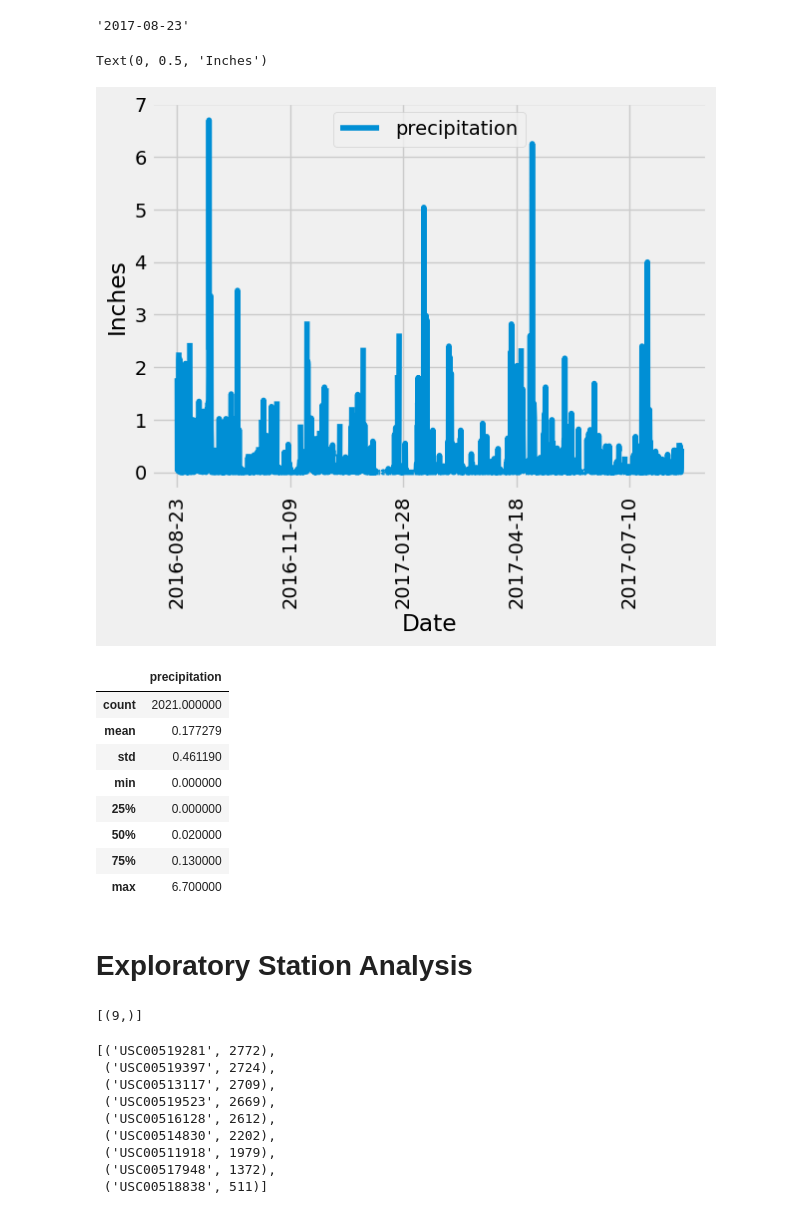
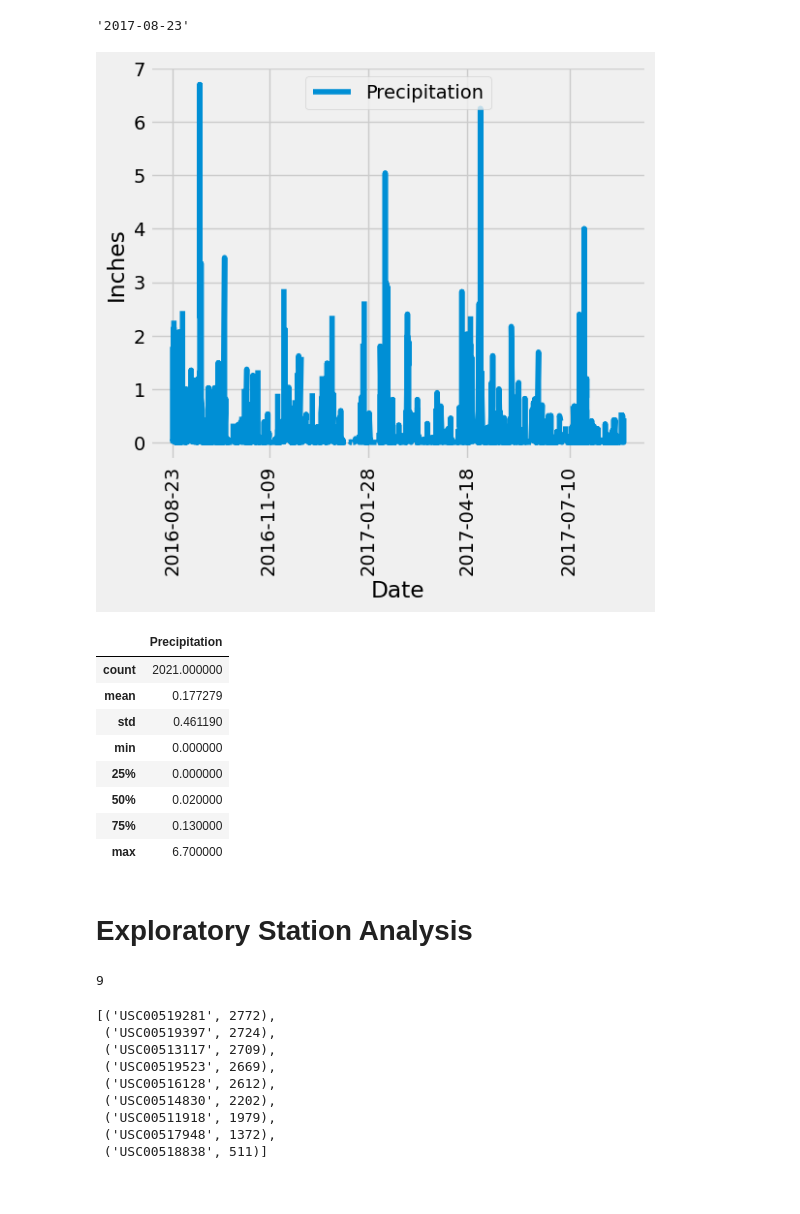
Before and after one commit to ryandenninger7/sqlalchemy-challenge, a Jupyter notebook: SurfsUp/climate.ipynb, the cells around one changed output. Cells and saved outputs as stored; diff of their text form; code cells hidden in the pictures.

```diff
--- a/SurfsUp/climate.ipynb
+++ b/SurfsUp/climate.ipynb
@@ -36,3 +36,6 @@ table_references = {}
 for table, table_class in classes.items():
     table_references[table] = table_class
 table_references
+
+measurement = classes['measurement']
+station = classes['station']
@@ -46,34 +46,46 @@ session = Session(engine)
 # Exploratory Precipitation Analysis
 # %%
 # Find the most recent date in the data set.
-most_recent_date = session.query(func.max(table_references['measurement'].date)).scalar()
+most_recent_date = session.query(func.max(measurement.date)).scalar()
 most_recent_date
 # %% [output]
 '2017-08-23'
 # %%
 # Design a query to retrieve the last 12 months of precipitation data and plot the results.
 # Starting from the most recent data point in the database.
-
+#most_recent_date
 # Calculate the date one year from the last date in data set.
-
-
+#one_year_from_last_date
+one_year_ago = pd.to_datetime(most_recent_date) - pd.DateOffset(years=1)
 # Perform a query to retrieve the data and precipitation scores
-
-
+precipitation_data = session.query(measurement.date, measurement.prcp).filter(measurement.date >= one_year_ago.strftime('%Y-%m-%d')).all()
 # Save the query results as a Pandas DataFrame. Explicitly set the column names
-
+column_names = ['Date', 'Precipitation']
+one_year_df = pd.DataFrame(precipitation_data, columns=column_names)
 
 # Sort the dataframe by date
-
+one_year_df.sort_values('Date', inplace=True)
 
 # Use Pandas Plotting with Matplotlib to plot the data
+plt.figure(figsize=(6,6))
+plt.plot(one_year_df['Date'], one_year_df['Precipitation'], label='Precipitation')
+plt.xlabel('Date')
+plt.ylabel('Inches')
+
+specific_dates = ['2016-08-23', '2016-11-09', '2017-01-28', '2017-04-18', '2017-07-10']
+plt.xticks(specific_dates,rotation=90)
+
+plt.legend(loc= 'upper center')
+plt.tight_layout()
+plt.show()
 # %% [output]
-Text(0, 0.5, 'Inches')
-[figure, old version]
+[figure, new version]
 # %%
 # Use Pandas to calculate the summary statistics for the precipitation data
+summary_stats = pd.DataFrame(one_year_df['Precipitation'].describe())
+summary_stats
 # %% [output]
-|  | precipitation |
+|  | Precipitation |
 | count | 2021.000000 |
 | mean | 0.177279 |
 | std | 0.461190 |
@@ -86,8 +98,10 @@ Text(0, 0.5, 'Inches')
 # Exploratory Station Analysis
 # %%
 # Design a query to calculate the total number of stations in the dataset
+total_stations = session.query(func.count(station.station)).scalar()
+total_stations
 # %% [output]
-[(9,)]
+9
 # %%
 # Design a query to find the most active stations (i.e. which stations have the most rows?)
 # List the stations and their counts in descending order.
```
Also changed, not shown: parts of 4 cells of this notebook.
